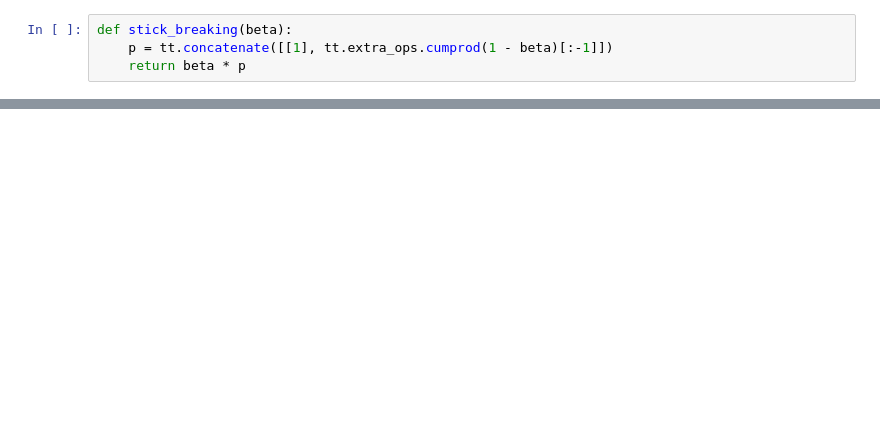
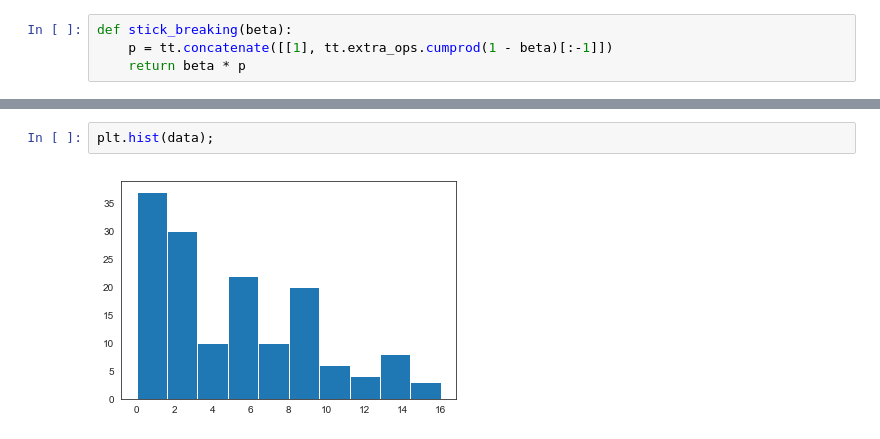
Before and after one commit to dirmeier/etudes, a Jupyter notebook: custom_pymc_distributions.ipynb, the cells around one changed output, grey strips where cells are left out. Saved outputs shown, nothing was run; the diff lists cells and outputs as text; blank space fills up the shorter version.

```diff
--- a/custom_pymc_distributions.ipynb
+++ b/custom_pymc_distributions.ipynb
@@ -25,0 +98,4 @@ def stick_breaking(beta):
+# %%
+plt.hist(data);
+# %% [output]
+[figure, added]
```
Also changed, not shown: parts of 20 cells of this notebook, 1 other file.
